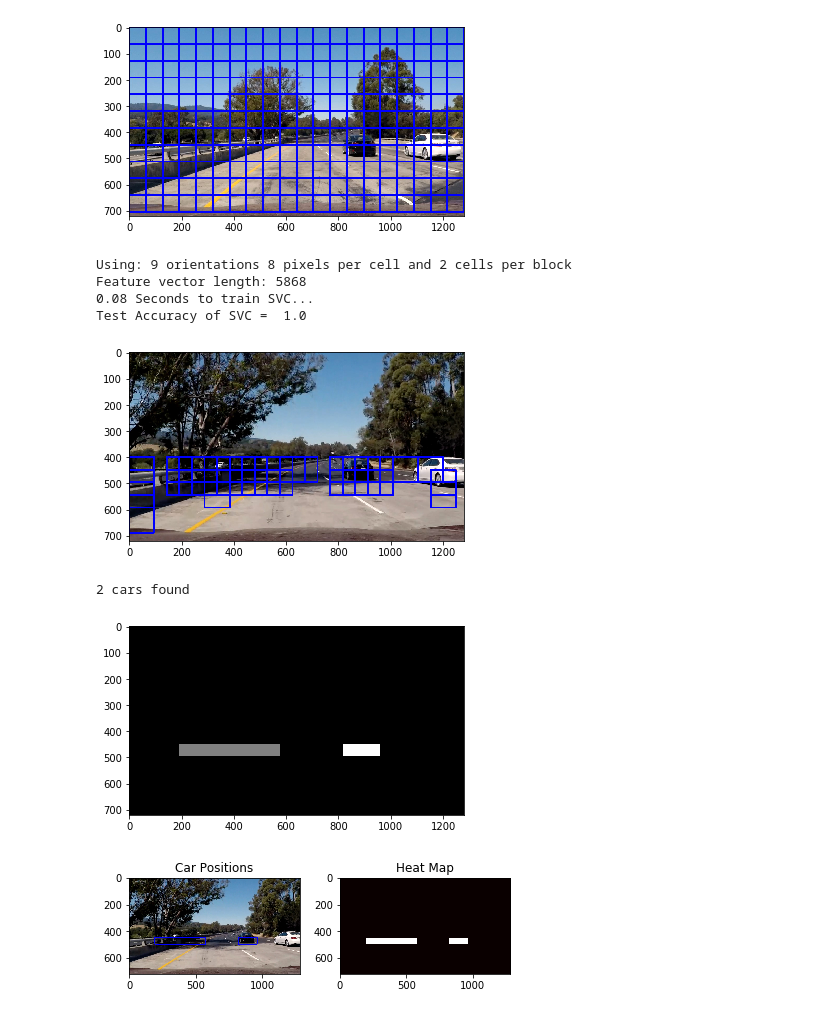
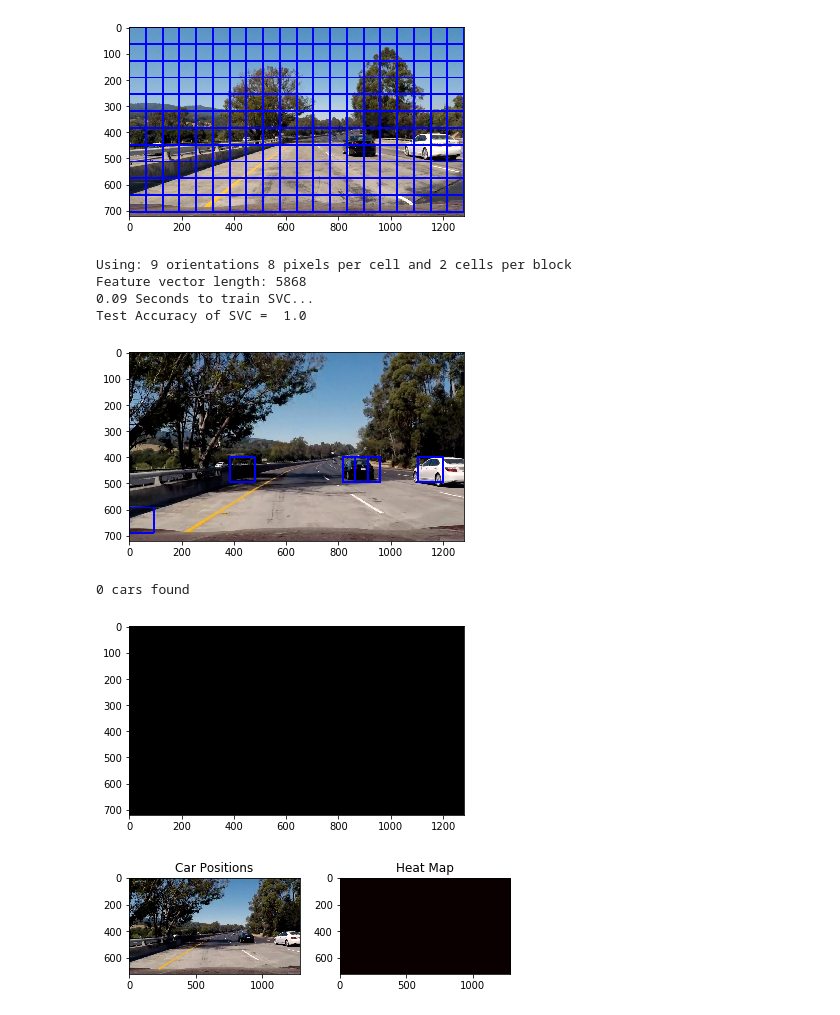
Before and after one commit to juanlvo/CarND-Vehicle-Detection, a Jupyter notebook: detection_cars_on_images.ipynb, the cells around one changed output. Saved outputs shown, nothing was run; the diff lists cells and outputs as text; code cells hidden in the pictures.

```diff
--- a/detection_cars_on_images.ipynb
+++ b/detection_cars_on_images.ipynb
@@ -563,46 +563,7 @@ def draw_boxes(img, bboxes, color=(0, 0, 255), thick=6):
 # start and stop positions in both x and y,
 # window size (x and y dimensions),
 # and overlap fraction (for both x and y)
-def slide_window(img, x_start_stop=[None, None], y_start_stop=[None, None],
-                    xy_window=(64, 64), xy_overlap=(0.5, 0.5)):
-    # If x and/or y start/stop positions not defined, set to image size
-    if x_start_stop[0] == None:
-        x_start_stop[0] = 0
-    if x_start_stop[1] == None:
-        x_start_stop[1] = img.shape[1]
-    if y_start_stop[0] == None:
-        y_start_stop[0] = 0
-    if y_start_stop[1] == None:
-        y_start_stop[1] = img.shape[0]
-    # Compute the span of the region to be searched
-    xspan = x_start_stop[1] - x_start_stop[0]
-    yspan = y_start_stop[1] - y_start_stop[0]
-    # Compute the number of pixels per step in x/y
-    nx_pix_per_step = np.int(xy_window[0]*(1 - xy_overlap[0]))
-    ny_pix_per_step = np.int(xy_window[1]*(1 - xy_overlap[1]))
-    # Compute the number of windows in x/y
-    nx_buffer = np.int(xy_window[0]*(xy_overlap[0]))
-    ny_buffer = np.int(xy_window[1]*(xy_overlap[1]))
-    nx_windows = np.int((xspan-nx_buffer)/nx_pix_per_step)
-    ny_windows = np.int((yspan-ny_buffer)/ny_pix_per_step)
-    # Initialize a list to append window positions to
-    window_list = []
-    # Loop through finding x and y window positions
-    # Note: you could vectorize this step, but in practice
-    # you'll be considering windows one by one with your
-    # classifier, so looping makes sense
-    for ys in range(ny_windows):
-        for xs in range(nx_windows):
-            # Calculate window position
-            startx = xs*nx_pix_per_step + x_start_stop[0]
-            endx = startx + xy_window[0]
-            starty = ys*ny_pix_per_step + y_start_stop[0]
-            endy = starty + xy_window[1]
-            # Append window position to list
-            window_list.append(((startx, starty), (endx, endy)))
-    # Return the list of windows
-    return window_list
-
+-
 windows = slide_window(image, x_start_stop=[None, None], y_start_stop=[None, None],
                     xy_window=(128, 128), xy_overlap=(0.5, 0.5))
 
@@ -752,7 +713,7 @@ cars = cars[0:sample_size]
 notcars = notcars[0:sample_size]
 
 ### TODO: Tweak these parameters and see how the results change.
-color_space = 'YCrCb' # Can be RGB, HSV, LUV, HLS, YUV, YCrCb
+color_space = 'LUV' # Can be RGB, HSV, LUV, HLS, YUV, YCrCb
 orient = 9  # HOG orientations
 pix_per_cell = 8 # HOG pixels per cell
 cell_per_block = 2 # HOG cells per block
@@ -815,35 +776,35 @@ draw_image = np.copy(image)
 # Uncomment the following line if you extracted training
 # data from .png images (scaled 0 to 1 by mpimg) and the
 # image you are searching is a .jpg (scaled 0 to 255)
 #image = image.astype(np.float32)/255
 
 windows = slide_window(image, x_start_stop=[None, None], y_start_stop=y_start_stop,
                     xy_window=(96, 96), xy_overlap=(0.5, 0.5))
 
 hot_windows = search_windows(image, windows, svc, X_scaler, color_space=color_space,
                         spatial_size=spatial_size, hist_bins=hist_bins,
                         orient=orient, pix_per_cell=pix_per_cell,
                         cell_per_block=cell_per_block,
                         hog_channel=hog_channel, spatial_feat=spatial_feat,
                         hist_feat=hist_feat, hog_feat=hog_feat)
 
 window_img = draw_boxes(draw_image, hot_windows, color=(0, 0, 255), thick=6)
 
 plt.imshow(window_img)
 
 with open('svc.p', mode='wb') as f:
     pickle.dump({'svc': svc, 'scaler': X_scaler, 'orient': orient, 'pix_per_cell': pix_per_cell,
                  'cell_per_block': cell_per_block, 'spatial_size': spatial_size, 'hist_bins': hist_bins,
                  'color_space':color_space}, f)
 
 with open('bbox_pickle.p', mode='wb') as f:
     pickle.dump({'hot_windows': hot_windows}, f)
 # %% [output]
 Using: 9 orientations 8 pixels per cell and 2 cells per block
 Feature vector length: 5868
-0.08 Seconds to train SVC...
+0.09 Seconds to train SVC...
 Test Accuracy of SVC =  1.0
-[figure, old version]
+[figure, new version]
 # %%
 from scipy.ndimage.measurements import label
 
@@ -915,9 +876,9 @@ plt.imshow(heatmap, cmap='hot')
 plt.title('Heat Map')
 fig.tight_layout()
 # %% [output]
-2 cars found
+0 cars found
-[figure, old version]
+[figure, new version]
-[figure, old version]
+[figure, new version]
 # %%
 import matplotlib.image as mpimg
 import matplotlib.pyplot as plt
```
Also changed, not shown: parts of 8 cells of this notebook, 3 other files.
